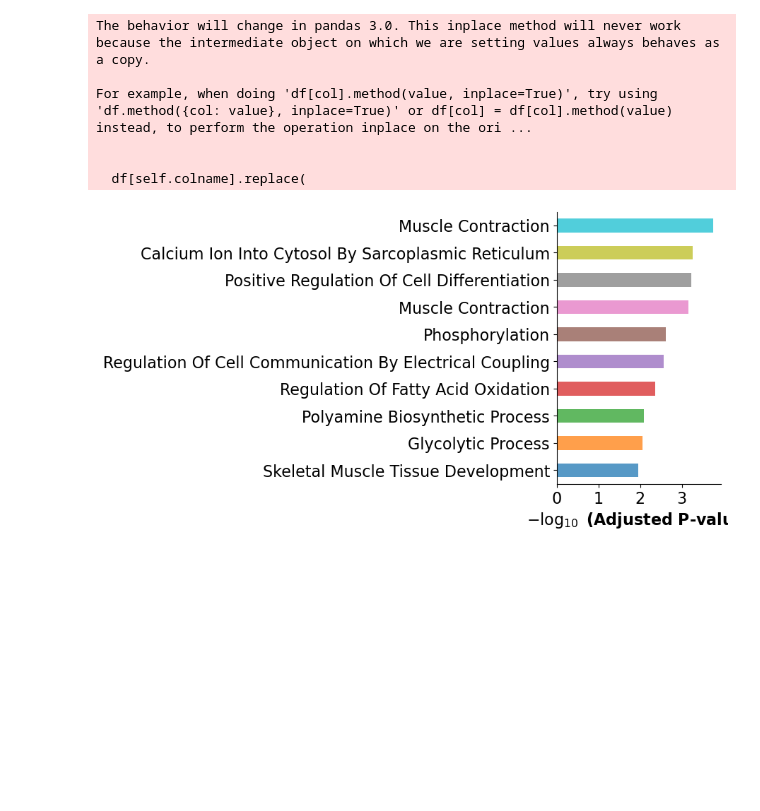
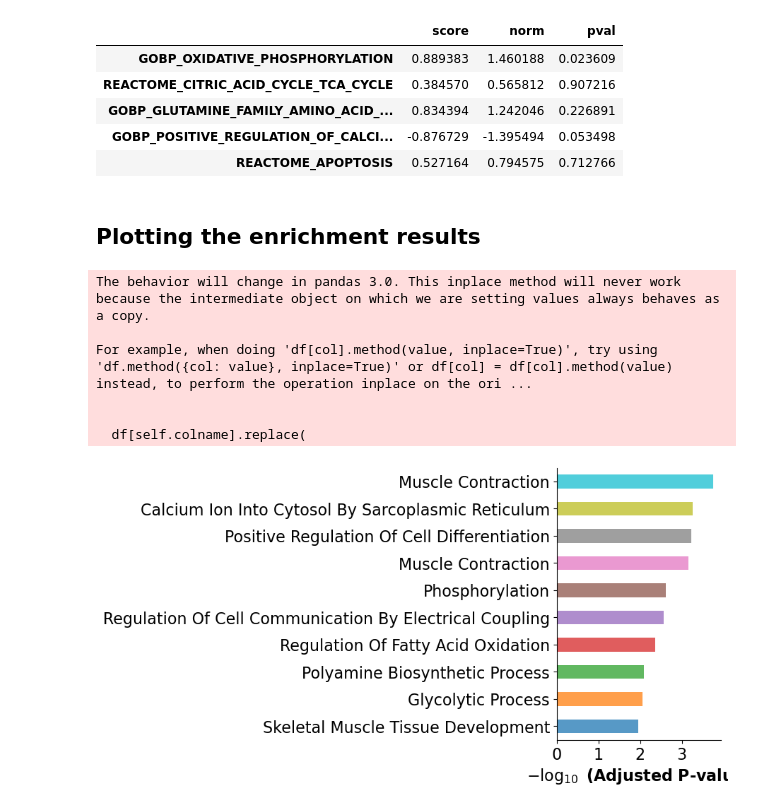
Before and after one commit to akanksha-sachan/TA_muscle_ageing, a Jupyter notebook: py_scripts/DEG_related/pathway_analysis.ipynb, the cells around one changed output. Saved outputs shown, nothing was run; the diff lists cells and outputs as text; code cells hidden in the pictures; blank space fills up the shorter version.

Commit message:
added gsea for tca,apoptosis, calcium signalling, etc for pathways for final figure

```diff
--- a/py_scripts/DEG_related/pathway_analysis.ipynb
+++ b/py_scripts/DEG_related/pathway_analysis.ipynb
@@ -132,0 +100,5 @@ display(enr_res)
+# %%
+# Filtering genesets to match behaviour of fgsea
+geneset_size = msigdb_mice.groupby("geneset").size()
+# Index object of genesets that have more than 15 and less than 500 genes
+gsea_genesets = geneset_size.index[(geneset_size > 15) & (geneset_size < 500)]
@@ -132,0 +137,60 @@ display(enr_res)
+# %%
+scores, norm, pvals = dc.run_gsea(
+    gsea_female_degs,
+    msigdb_mice[msigdb_mice["geneset"].isin(selected_pathways)],
+    source="geneset",
+    target="genesymbol",
+)
+
+gsea_results = (
+    pd.concat({"score": scores.T, "norm": norm.T, "pval": pvals.T}, axis=1)
+    .droplevel(level=1, axis=1)
+    .sort_values("pval")
+)
+# %%
+def get_top_pathway_per_keyword(gsea_results, keywords):
+    """
+    Get the top (highest absolute NES) GOBP pathway for each keyword
+    Returns a dictionary with original pathway names
+    """
+    top_paths = {}
+
+    for keyword in keywords:
+        print(f"\nSearching for keyword: {keyword}")
+        # Filter for pathways containing this keyword
+        matching_paths = gsea_results[
+            gsea_results.index.str.contains(keyword, case=False)
+        ]
+
+        print(f"Found {len(matching_paths)} matching pathways")
+        if not matching_paths.empty:
+            print(f"Top matching pathway: {matching_paths.index[0]}")
+            pathway_name = matching_paths.index[0]
+            top_paths[pathway_name] = matching_paths.iloc[0]
+        else:
+            print(f"No pathways found for keyword: {keyword}")
+
+        # Print first few matching pathways for debugging
+        if len(matching_paths) > 0:
+            print("First few matching pathways:")
+            print(matching_paths.index[:3].tolist())
+
+    # Convert to DataFrame
+    result_df = pd.DataFrame(top_paths).T
+
+    return result_df
+
+# Apply the filter with more flexible keywords
+keywords = [
+    'OXIDATIVE_PHOSPHORYLATION',
+    'TCA',
+    'GLUTAMINE',
+    'CALCIUM',
+    'APOPTOSIS'
+]
+
+keyword_top_pathways = get_top_pathway_per_keyword(gsea_results, keywords)
+
+# Display results
+display(keyword_top_pathways)
+# %% [output]
@@ -132,0 +214,6 @@ display(enr_res)
+|  | score | norm | pval |
+| GOBP_OXIDATIVE_PHOSPHORYLATION | 0.889383 | 1.460188 | 0.023609 |
+| REACTOME_CITRIC_ACID_CYCLE_TCA_CYCLE | 0.384570 | 0.565812 | 0.907216 |
+| GOBP_GLUTAMINE_FAMILY_AMINO_ACID_... | 0.834394 | 1.242046 | 0.226891 |
+| GOBP_POSITIVE_REGULATION_OF_CALCI... | -0.876729 | -1.395494 | 0.053498 |
+| REACTOME_APOPTOSIS | 0.527164 | 0.794575 | 0.712766 |
@@ -133,3 +224,5 @@ display(enr_res)
+# %% [markdown]
+## Plotting the enrichment results
 # %%
 from gseapy.scipalette import SciPalette
 sci = SciPalette()
```
Also changed, not shown: parts of 21 cells of this notebook, 1 other file.
